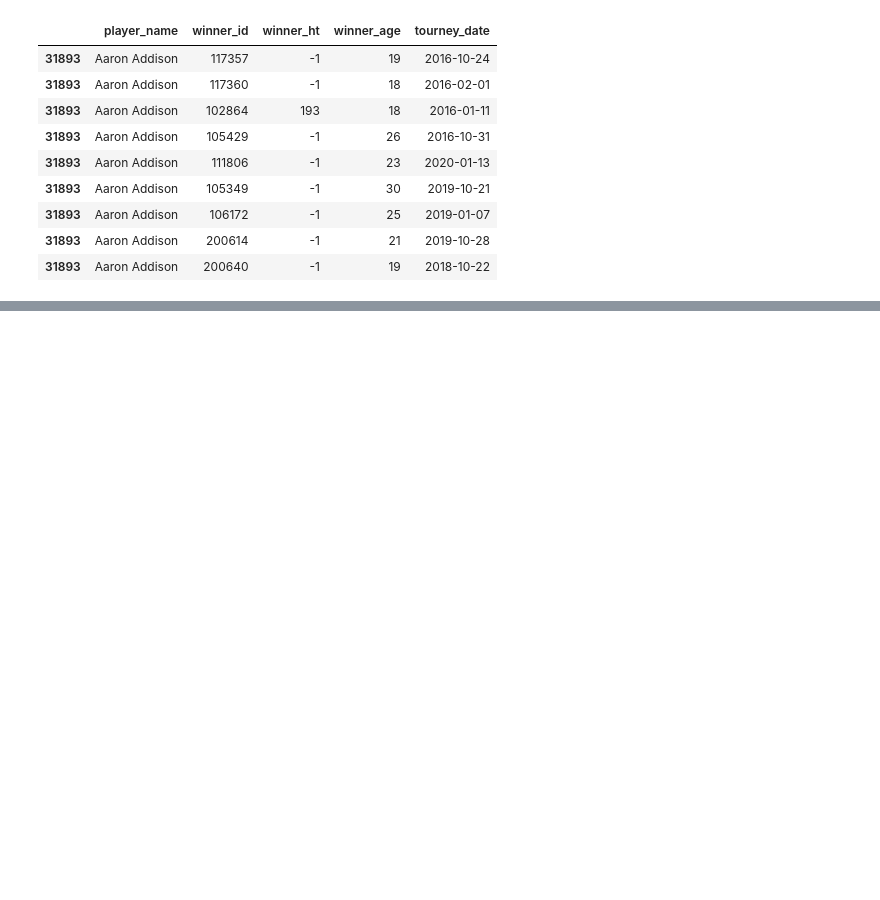
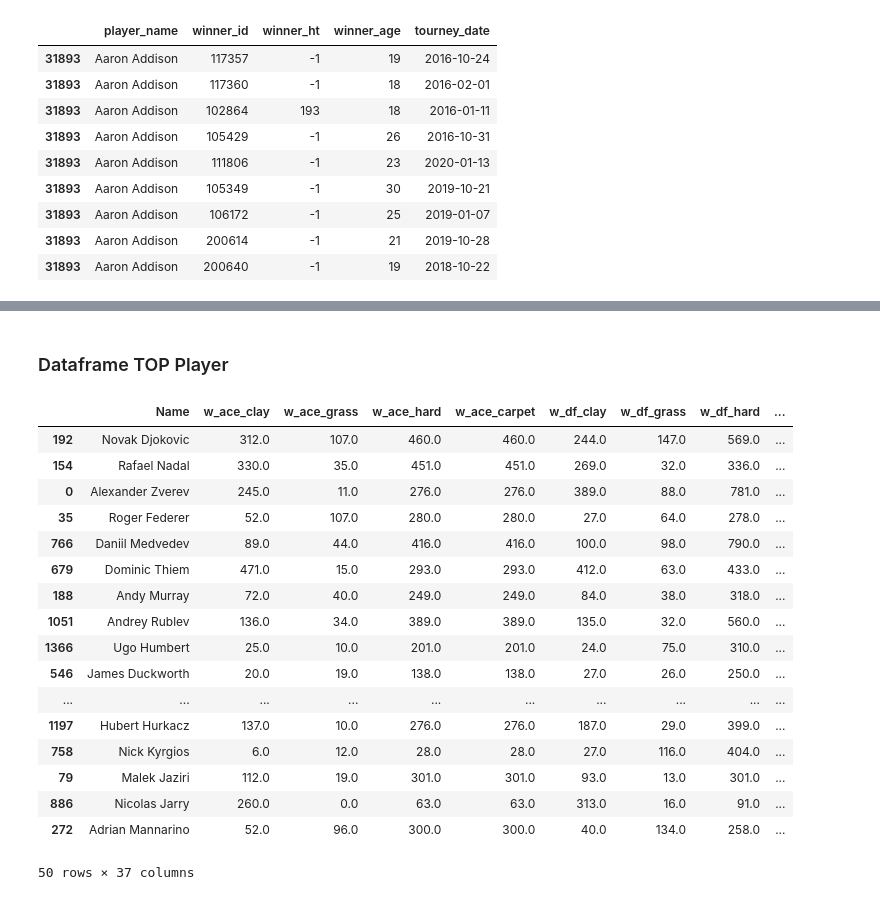
Before and after one commit to WilliamSimoni/Tennis-Matches-Data-mining, a Jupyter notebook: src/3_data_integration.ipynb, the cells around one changed output, grey strips where cells are left out. Cells and saved outputs as stored; diff of their text form; code cells hidden in the pictures; blank space fills up the shorter version.

```diff
--- a/src/3_data_integration.ipynb
+++ b/src/3_data_integration.ipynb
@@ -6,7 +6,7 @@ import scipy
 import math
 from datetime import datetime
 # %%
-df_matches = pd.read_csv("../data/cleaned/tennis_matches_cleaned.csv")
+df_matches = pd.read_csv("../data/cleaned/tennis_matches_cleaned.csv", parse_dates=['tourney_date'])
 df_male_players = pd.read_csv("../data/cleaned/male_players_cleaned.csv")
 df_female_players = pd.read_csv("../data/cleaned/female_players_cleaned.csv")
 # %% [markdown]
@@ -198,0 +202,3 @@ See the caveats in the documentation: https://pandas.pydata.org/pandas-docs/stab
+# %%
+male_stats = pd.read_csv("../data/integrations/matches_male_players.csv")
+female_stats = pd.read_csv("../data/integrations/matches_female_players.csv")
@@ -198,0 +210,4 @@ See the caveats in the documentation: https://pandas.pydata.org/pandas-docs/stab
+# %% [markdown]
+### Dataframe TOP Player
+# %%
+TOP = 50
@@ -199,3 +239,55 @@ See the caveats in the documentation: https://pandas.pydata.org/pandas-docs/stab
+# %%
+# take the top players according to number of won tournament
+df_top_male_players = pd.DataFrame(male_stats.sort_values(by='Won_Tournaments', ascending=False).head(TOP)['Name'])
+
+#iterating for every player
+#for name,index in df_top_male_players.iterrows():
+#df_matches.groupby('winner_name').count()['w_ace']
+
+df_top_male_player_matches_win = df_matches.join(df_top_male_players.set_index('Name'), on='winner_name', how='inner') #Ci sono partite in cui i winner sono loser e non vengono considerate
+df_top_male_player_matches_los = df_matches.join(df_top_male_players.set_index('Name'), on='loser_name', how='inner') #Ci sono partite in cui i winner sono loser e non vengono considerate
+df_top_male_player_matches  = pd.concat([df_top_male_player_matches_win, df_top_male_player_matches_los])
+#df_top_male_players['w_ace'] = sum_by_condition(df_top_male_player_matches, 'w_ace', 'winner_name', df_top_male_players, 'Name')['w_ace']
+# Ciclo for su lista di attributi che chiama sum_by_condition
+
+attrs = ['w_ace', 'w_df', 'w_svpt', 'w_1stIn', 'w_1stWon', 'w_2ndWon', 'w_SvGms', 'w_bpSaved', 'w_bpFaced']
+
+#sum_by_condition(df_top_male_player_matches, 'w_svpt', 'winner_name', df_top_male_players, 'Name')
+
+#sum_by_surface(df_top_male_player_matches, 'w_svpt', 'winner_name', df_top_male_players, 'Name', 'Clay')
+
+for attr in attrs:
+    #df_top_male_players[attr] = top_players_feature(df_top_male_player_matches, attr, 'winner_name', df_top_male_players, 'Name')[attr]
+    result = sum_by_surface(df_top_male_player_matches, attr, 'winner_name', df_top_male_players, 'Name')
+    df_top_male_players[attr + '_clay'] = result[0][attr]
+    df_top_male_players[attr + '_clay'].fillna(0, inplace=True)
+    df_top_male_players[attr + '_grass'] = result[1][attr]
+    df_top_male_players[attr + '_grass'].fillna(0, inplace=True)
+    df_top_male_players[attr + '_hard'] = result[2][attr]
+    df_top_male_players[attr + '_hard'].fillna(0, inplace=True)
+    df_top_male_players[attr + '_carpet'] = result[2][attr]
+    df_top_male_players[attr + '_carpet'].fillna(0, inplace=True)
+
+df_top_male_players
+# %% [output]
+|  | Name | w_ace_clay | w_ace_grass | w_ace_hard | w_ace_carpet | w_df_clay | w_df_grass | w_df_hard | ... |
+| 192 | Novak Djokovic | 312.0 | 107.0 | 460.0 | 460.0 | 244.0 | 147.0 | 569.0 | ... |
+| 154 | Rafael Nadal | 330.0 | 35.0 | 451.0 | 451.0 | 269.0 | 32.0 | 336.0 | ... |
+| 0 | Alexander Zverev | 245.0 | 11.0 | 276.0 | 276.0 | 389.0 | 88.0 | 781.0 | ... |
+| 35 | Roger Federer | 52.0 | 107.0 | 280.0 | 280.0 | 27.0 | 64.0 | 278.0 | ... |
+| 766 | Daniil Medvedev | 89.0 | 44.0 | 416.0 | 416.0 | 100.0 | 98.0 | 790.0 | ... |
+| 679 | Dominic Thiem | 471.0 | 15.0 | 293.0 | 293.0 | 412.0 | 63.0 | 433.0 | ... |
+| 188 | Andy Murray | 72.0 | 40.0 | 249.0 | 249.0 | 84.0 | 38.0 | 318.0 | ... |
+| 1051 | Andrey Rublev | 136.0 | 34.0 | 389.0 | 389.0 | 135.0 | 32.0 | 560.0 | ... |
+| 1366 | Ugo Humbert | 25.0 | 10.0 | 201.0 | 201.0 | 24.0 | 75.0 | 310.0 | ... |
+| 546 | James Duckworth | 20.0 | 19.0 | 138.0 | 138.0 | 27.0 | 26.0 | 250.0 | ... |
+| ... | ... | ... | ... | ... | ... | ... | ... | ... | ... |
+| 1197 | Hubert Hurkacz | 137.0 | 10.0 | 276.0 | 276.0 | 187.0 | 29.0 | 399.0 | ... |
+| 758 | Nick Kyrgios | 6.0 | 12.0 | 28.0 | 28.0 | 27.0 | 116.0 | 404.0 | ... |
+| 79 | Malek Jaziri | 112.0 | 19.0 | 301.0 | 301.0 | 93.0 | 13.0 | 301.0 | ... |
+| 886 | Nicolas Jarry | 260.0 | 0.0 | 63.0 | 63.0 | 313.0 | 16.0 | 91.0 | ... |
+| 272 | Adrian Mannarino | 52.0 | 96.0 | 300.0 | 300.0 | 40.0 | 134.0 | 258.0 | ... |
+50 rows × 37 columns
 # %% [markdown]
 <a style='text-decoration:none;line-height:16px;display:flex;color:#5B5B62;padding:10px;justify-content:end;' href='https://deepnote.com?utm_source=created-in-deepnote-cell&projectId=de87b132-0371-4d99-94f9-c61923e2507d' target="_blank">
 <img alt='Created in deepnote.com' style='display:inline;max-height:16px;margin:0px;margin-right:7.5px;' src='embedded-picture-1' > </img>
```
Also changed, not shown: parts of 14 cells of this notebook, 1 other file.
